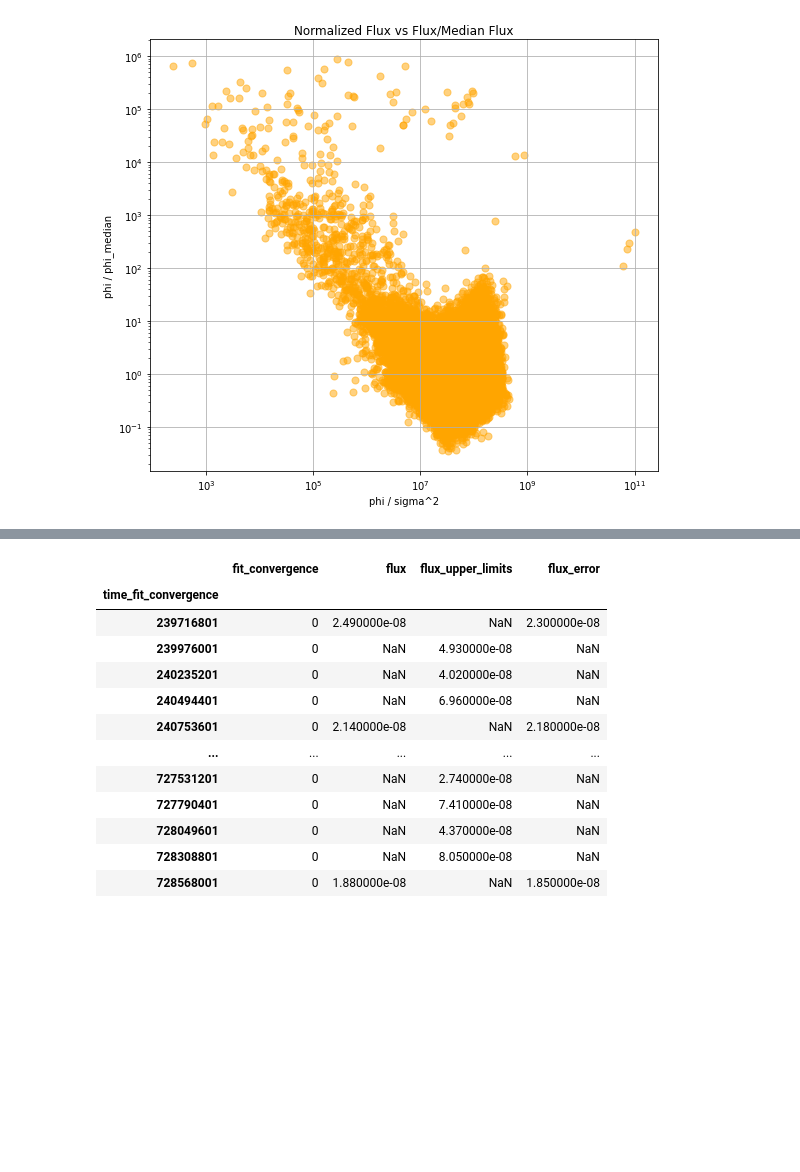
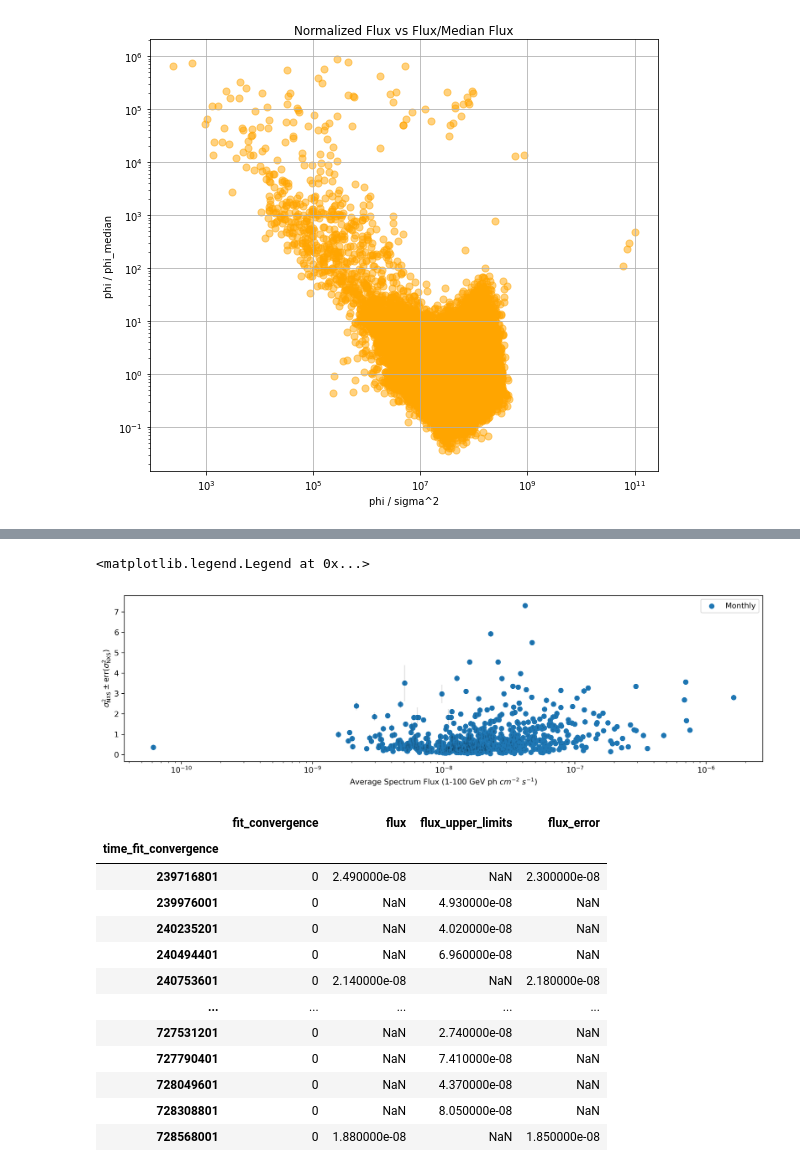
Before and after one commit to luanapassosreis/CTA_AGN_Pop_Variability, a Jupyter notebook: 4LAC_variability_analysis/analyze_4LAC_variability.ipynb, the cells around one changed output, grey strips where cells are left out. Cells and saved outputs as stored; diff of their text form; code cells hidden in the pictures; blank space fills up the shorter version.

```diff
--- a/4LAC_variability_analysis/analyze_4LAC_variability.ipynb
+++ b/4LAC_variability_analysis/analyze_4LAC_variability.ipynb
@@ -876,3 +1163,19 @@ plt.show()
+# %%
+plt.figure(figsize=(15,4), dpi=300)
+
+plt.scatter(selected_table_monthly['Spectrum_Flux_Estimated'], selected_table_monthly['Norm_Excess_Variance_Estimated'], label = 'Monthly')
+plt.errorbar(selected_table_monthly['Spectrum_Flux_Estimated'], selected_table_monthly['Norm_Excess_Variance_Estimated'], yerr = selected_table_monthly['Unc_Norm_Excess_Variance_Estimated'], xerr = None, ls='none', ecolor = 'black', alpha = 0.1)
+
+plt.xscale('log')
+# plt.yscale('log')
+# plt.xlim(1e-11,1e-3)
+# plt.ylim(-5,45)
+plt.ylabel('$\sigma_{\mathrm{NXS}}^{2} \pm \mathrm{err}(\sigma_{\mathrm{NXS}}^{2})$', fontsize=10)
+plt.xlabel('Average Spectrum Flux (1-100 GeV ph $cm^{-2}$ $s^{-1}$)', fontsize=10)
+plt.legend()
+# %% [output]
+<matplotlib.legend.Legend at 0x...>
+[figure, added]
 # %%
 ## testing the functions - dataframe and outliers
 
```
Also changed, not shown: parts of 13 cells of this notebook, 3 other files.
